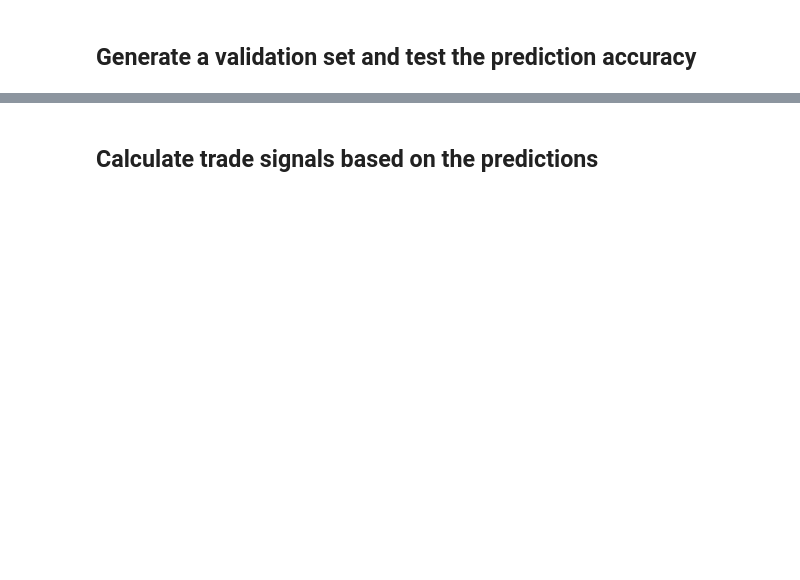
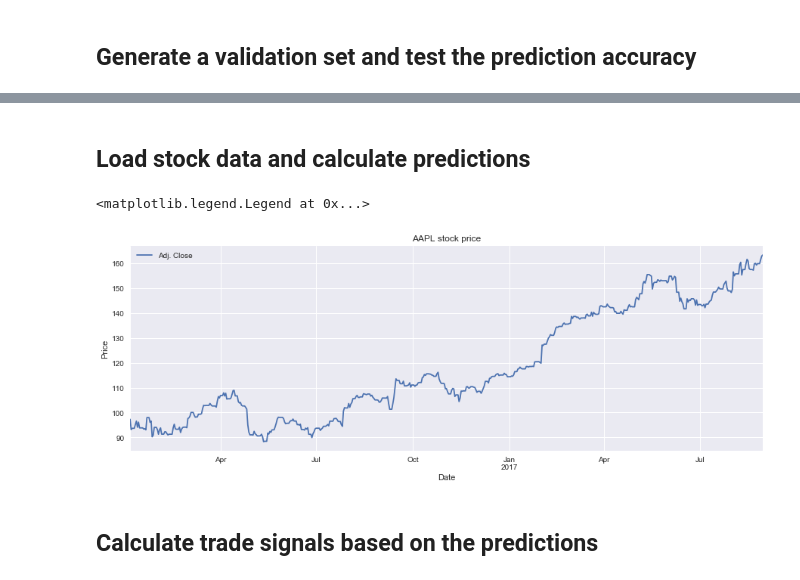
Before and after one commit to iamandicip/ml_projects, a Jupyter notebook: capstone_project/stock_market_forecast.ipynb, the cells around one changed output, grey strips where cells are left out. Saved outputs shown, nothing was run; the diff lists cells and outputs as text; code cells hidden in the pictures; blank space fills up the shorter version.

```diff
--- a/capstone_project/stock_market_forecast.ipynb
+++ b/capstone_project/stock_market_forecast.ipynb
@@ -38,5 +38,6 @@ window = 5
 look_ahead = 1
 start_date = datetime.datetime(2010, 1, 1)
 end_date = datetime.datetime(2016, 12, 31)
-skip = True
+train = False
+validate = False
 # %%
@@ -242,0 +165,2 @@ dataset[:100]
+# %% [markdown]
+## Load stock data and calculate predictions
@@ -243,3 +176,13 @@ dataset[:100]
+# %%
+data_frame = dataset[['Adj. Close']]
+ax = data_frame.plot(figsize=(15,5), grid=True, title='{0} stock price'.format(symbol))
+
+ax.set_xlabel('Date')
+ax.set_ylabel('Price')
+ax.legend(loc='upper left')
+# %% [output]
+<matplotlib.legend.Legend at 0x...>
+[figure, added]
 # %% [markdown]
 ## Calculate trade signals based on the predictions
 # %%
```
Also changed, not shown: parts of 28 cells of this notebook, 2 other files.
